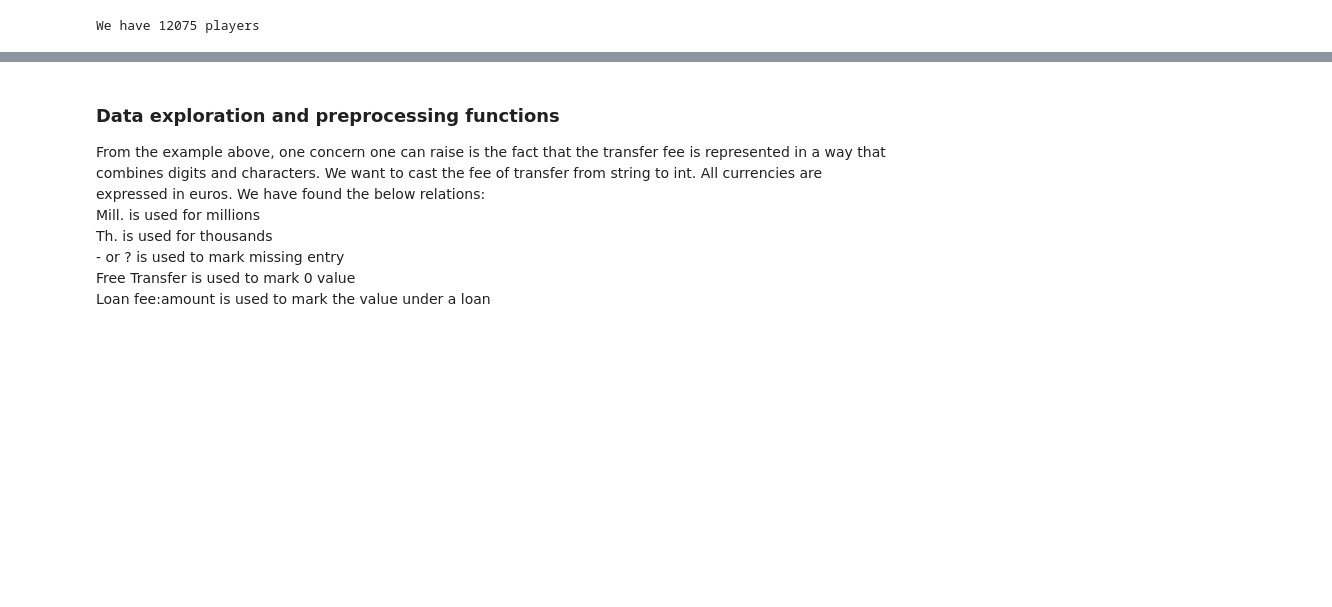
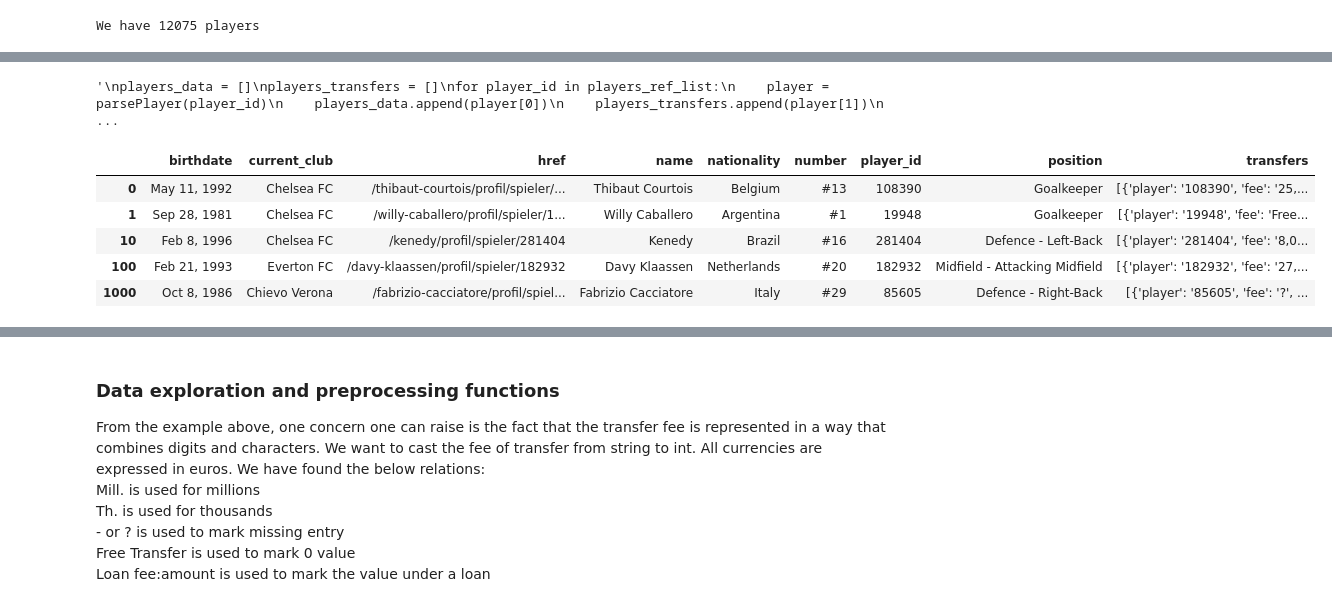
Before and after one commit to nathanquinteiro/ntds_football_transfer, a Jupyter notebook: graph/Graph.ipynb, the cells around one changed output, grey strips where cells are left out. Drawn from its saved outputs; the diff is of its cells as text; code cells hidden in the pictures; blank space fills up the shorter version.

```diff
--- a/graph/Graph.ipynb
+++ b/graph/Graph.ipynb
@@ -234,0 +308,32 @@ player_test
+# %%
+'''
+players_data = []
+players_transfers = []
+for player_id in players_ref_list:
+    player = parsePlayer(player_id)
+    players_data.append(player[0])
+    players_transfers.append(player[1])
+
+playersDF = pd.DataFrame(players_data)
+playersDF["transfers"] = players_transfers
+
+# Convert string fees to integers
+for idx, player in playersDF.iterrows():
+    if player["transfers"] is not None:
+        for transfer in player["transfers"]:
+            transfer["amount"] = getTransferAmount(transfer["fee"])
+
+playersDF.to_json("../scraper/data/players.json")
+'''
+# %% [output]
+'\nplayers_data = []\nplayers_transfers = []\nfor player_id in players_ref_list:\n    player = parsePlayer(player_id)\n    players_data.append(player[0])\n    players_transfers.append(player[1])\n     ...
+# %%
+playersDF = pd.read_json("../scraper/data/players.json")
+playersDF.head()
+# %% [output]
+|  | birthdate | current_club | href | name | nationality | number | player_id | position | transfers |
+| 0 | May 11, 1992 | Chelsea FC | /thibaut-courtois/profil/spieler/... | Thibaut Courtois | Belgium | #13 | 108390 | Goalkeeper | [{'player': '108390', 'fee': '25,... |
+| 1 | Sep 28, 1981 | Chelsea FC | /willy-caballero/profil/spieler/1... | Willy Caballero | Argentina | #1 | 19948 | Goalkeeper | [{'player': '19948', 'fee': 'Free... |
+| 10 | Feb 8, 1996 | Chelsea FC | /kenedy/profil/spieler/281404 | Kenedy | Brazil | #16 | 281404 | Defence - Left-Back | [{'player': '281404', 'fee': '8,0... |
+| 100 | Feb 21, 1993 | Everton FC | /davy-klaassen/profil/spieler/182932 | Davy Klaassen | Netherlands | #20 | 182932 | Midfield - Attacking Midfield | [{'player': '182932', 'fee': '27,... |
+| 1000 | Oct 8, 1986 | Chievo Verona | /fabrizio-cacciatore/profil/spiel... | Fabrizio Cacciatore | Italy | #29 | 85605 | Defence - Right-Back | [{'player': '85605', 'fee': '?', ... |
```
Also changed, not shown: parts of 42 cells of this notebook, 2 other files.
